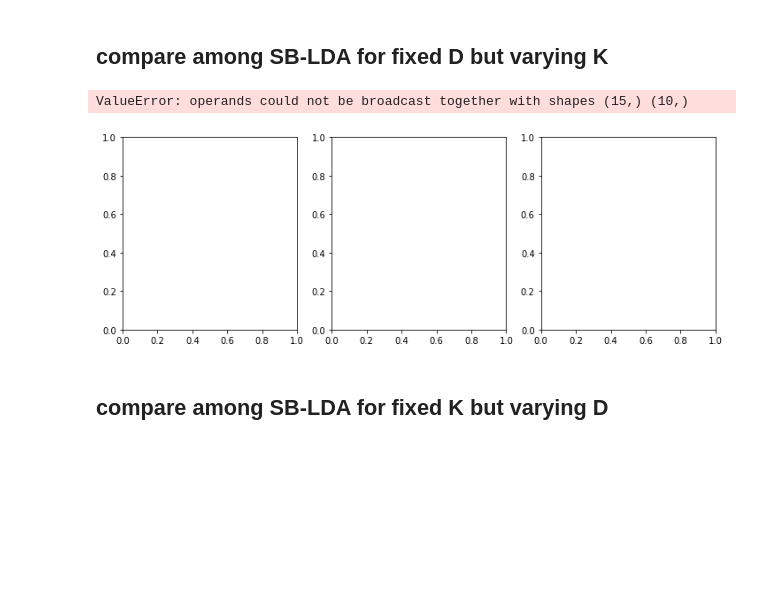
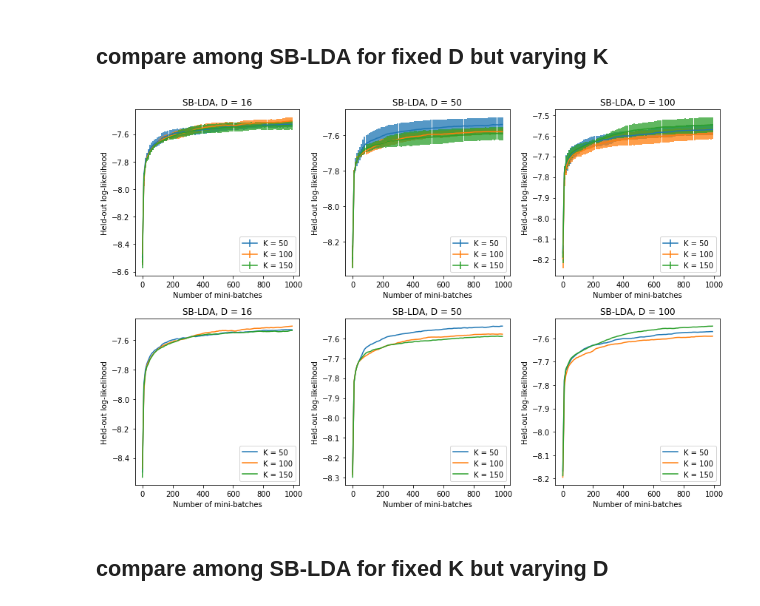
Before and after one commit to tinnguyen96/onlineldavb, a Jupyter notebook: Report.ipynb, the cells around one changed output. Saved outputs shown, nothing was run; the diff lists cells and outputs as text; code cells hidden in the pictures; blank space fills up the shorter version.

```diff
--- a/Report.ipynb
+++ b/Report.ipynb
@@ -62,7 +62,7 @@ compare_sbVSlda(100, 16, "wiki10k","wiki1k", range(5,10))
 # %% [markdown]
 ## compare among SB-LDA for fixed D but varying K
 # %%
-def sb_acrossK(Klist, D, inroot, heldoutroot, expset, ax):
+def sb_acrossK(Klist, D, inroot, heldoutroot, expset, ax, plot_error):
     """
     Inputs:
         Klist: approximation levels
@@ -71,6 +71,7 @@ def sb_acrossK(Klist, D, inroot, heldoutroot, expset, ax):
         heldoutroot:
         expset: dictionary of experimental seeds, keys being approximation levels in Klist
         ax: axis to plot
+        plot_error: whether to plot error bars
     Outputs:
         plots LL of SB_LDA versus number of minibatches for different K's
     """
@@ -81,7 +82,7 @@ def sb_acrossK(Klist, D, inroot, heldoutroot, expset, ax):
     for i in range(len(Klist)):
         K = Klist[i]
         seeds = expset[K]
-        sbdir = "sbldaK" + str(K) + "_" + "D" + str(D) + "_" + inroot + "_" + heldoutroot
+        sbdir = "results/sbldaK" + str(K) + "_" + "D" + str(D) + "_" + inroot + "_" + heldoutroot
         sbLL = []
         for seed in seeds:
             sbpath = sbdir + "/LL_" + str(seed) + ".csv"
@@ -92,29 +93,32 @@ def sb_acrossK(Klist, D, inroot, heldoutroot, expset, ax):
         sbavg.append(np.mean(sbLL, axis=0)) # shape (len(batchcounts),)
         sberr.append(np.std(sbLL, axis=0)) # shape (len(batchcounts),)
 
-    fig = plt.figure()
     for i in range(len(Klist)):
-        plt.errorbar(sbbatchcounts, sbavg[i], yerr=sberr[i],label='K = %d' %Klist[i])
+        if (plot_error):
+            ax.errorbar(sbbatchcounts, sbavg[i], yerr=sberr[i],label='K = %d' %Klist[i])
+        else:
+            ax.plot(sbbatchcounts, sbavg[i],label='K = %d' %Klist[i])
     ax.set_title('SB-LDA, D = %d' %D)
     ax.set_xlabel('Number of mini-batches')
     ax.set_ylabel('Held-out log-likelihood')
-
+    ax.legend()
     return
 # %%
 Klist = [50, 100, 150]
 inroot = "wiki10k"
 heldoutroot = "wiki1k"
 expset = {50:[0,1,2,3,4], 100:[0,1,2,3,4], 150:[0,1,2,3,4]}
-
-fig, axes = plt.subplots(1,3,figsize=(12,4))
+plot_error = True
+fig, axes = plt.subplots(2,3,figsize=(12,8))
 
 D = [16, 50, 100]
 for i in range(3):
-    sb_acrossK(Klist, D[i], inroot, heldoutroot, expset, axes[i])
+    sb_acrossK(Klist, D[i], inroot, heldoutroot, expset, axes[0,i], True)
+    sb_acrossK(Klist, D[i], inroot, heldoutroot, expset, axes[1,i], False)
+plt.tight_layout()
 plt.show()
 # %% [output]
-ValueError: operands could not be broadcast together with shapes (15,) (10,)
-[figure, old version]
+[figure, new version]
 # %% [markdown]
 ## compare among SB-LDA for fixed K but varying D
 # %%
```
Also changed, not shown: parts of 6 cells of this notebook, 7 other files.
